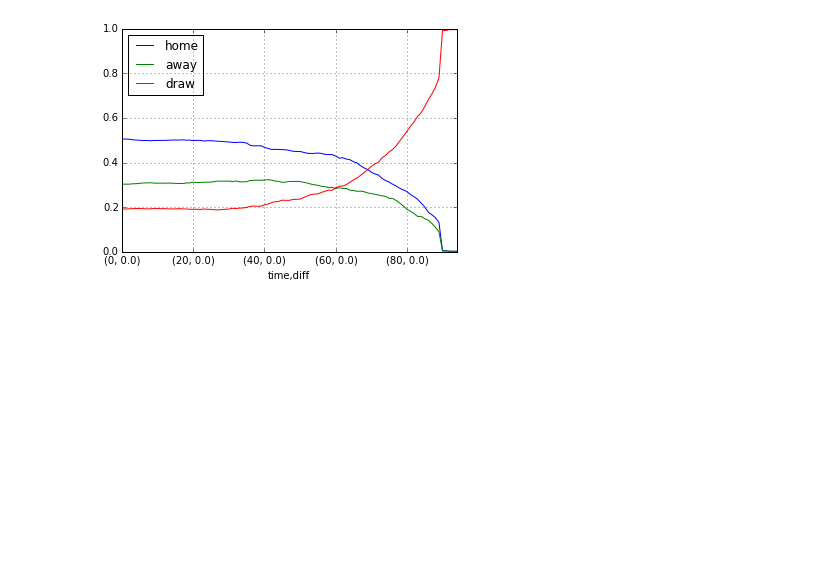
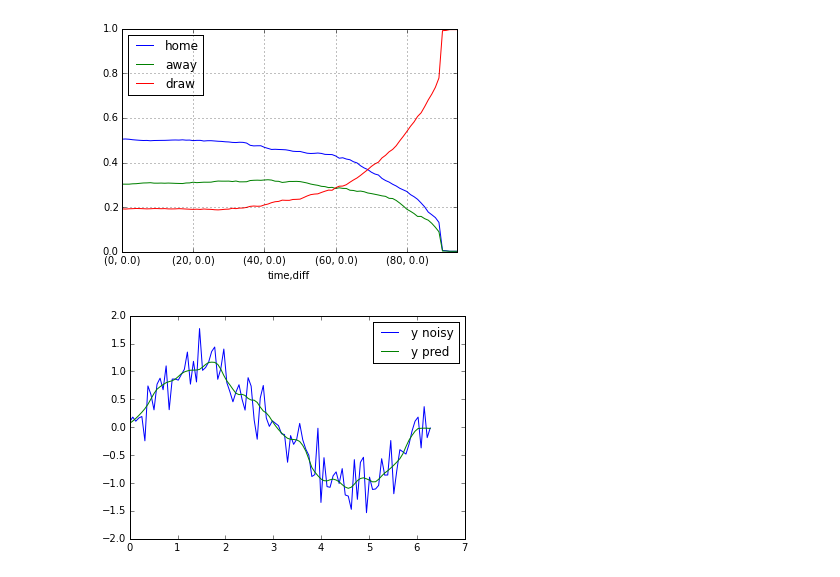
Before and after one commit to brendansudol/epl-soccer-data, a Jupyter notebook: ipy-notebooks/explore.ipynb, the cells around one changed output. Saved outputs shown, nothing was run; the diff lists cells and outputs as text; code cells hidden in the pictures; blank space fills up the shorter version.

```diff
--- a/ipy-notebooks/explore.ipynb
+++ b/ipy-notebooks/explore.ipynb
@@ -601,3 +658,20 @@ zero_diff[['home', 'away', 'draw']].plot()
 # %% [output]
 <matplotlib.axes._subplots.AxesSubplot at 0x...>
 [figure]
+# %%
+import math
+
+n = 100
+x = np.linspace(0, 2 * math.pi, n)
+y = np.sin(x) + 0.3*np.random.randn(n)
+
+f = 0.1
+lowess = sm.nonparametric.lowess(y, x, frac=f)
+
+plt.clf()
+plt.plot(x, y, label='y noisy')
+plt.plot(x, lowess[:,1], label='y pred')
+plt.legend()
+plt.show()
+# %% [output]
+[figure, added]
```
Also changed, not shown: parts of 7 cells of this notebook.
